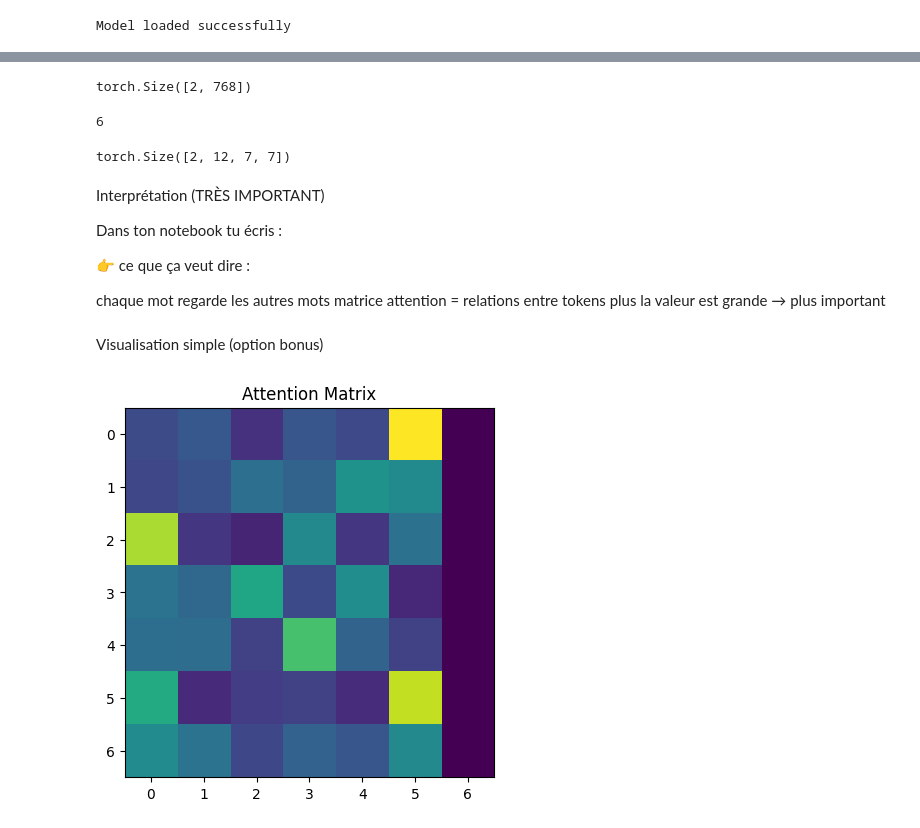
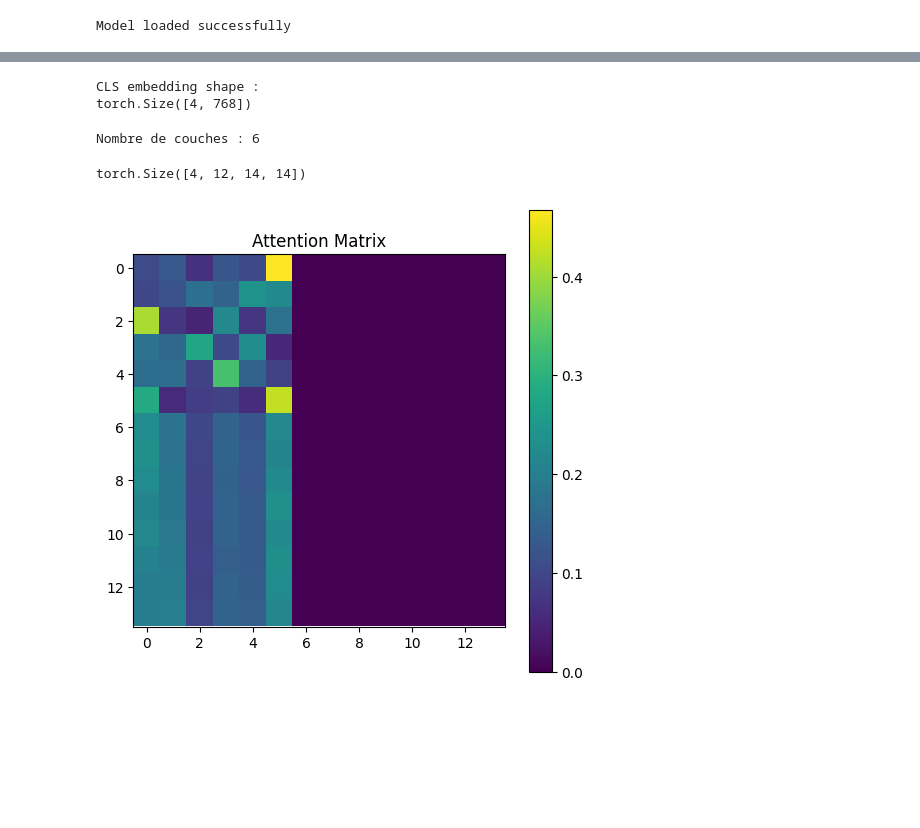
Before and after one commit to ADIL-SOUDRI/Projet_Deep_Learning, a Jupyter notebook: TP4_Transformers/notebooks/03_transformer_anatomy.ipynb, the cells around one changed output, grey strips where cells are left out. Saved outputs shown, nothing was run; the diff lists cells and outputs as text; code cells hidden in the pictures; blank space fills up the shorter version.

```diff
--- a/TP4_Transformers/notebooks/03_transformer_anatomy.ipynb
+++ b/TP4_Transformers/notebooks/03_transformer_anatomy.ipynb
@@ -36,5 +22,16 @@ Model loaded successfully
 # %%
 texts = [
     "Transformers are powerful models",
-    "Deep learning changes NLP"
+    "Deep learning changes NLP",
+    "Bonjour tout le monde",
+    "مرحبا بالعالم"
 ]
+
+inputs = tokenizer(
+    texts,
+    padding=True,
+    truncation=True,
+    return_tensors="pt"
+)
+
+print(inputs)
@@ -54,41 +76,40 @@ torch.Size([2, 7, 768])
 # %%
 cls_embedding = outputs.last_hidden_state[:, 0, :]
+
+print("CLS embedding shape :")
 print(cls_embedding.shape)
 # %% [output]
-torch.Size([2, 768])
+CLS embedding shape :
+torch.Size([4, 768])
 # %%
-attention = model(**inputs, output_attentions=True)
+attention_outputs = model(
+    **inputs,
+    output_attentions=True
+)
 
-attentions = attention.attentions
+attentions = attention_outputs.attentions
 
-print(len(attentions))
+print("Nombre de couches :", len(attentions))
 # %% [output]
-6
+Nombre de couches : 6
 # %%
 layer_attention = attentions[0]
 
 print(layer_attention.shape)
 # %% [output]
-torch.Size([2, 12, 7, 7])
+torch.Size([4, 12, 14, 14])
-# %% [markdown]
-Interprétation (TRÈS IMPORTANT)
-
-Dans ton notebook tu écris :
-
-👉 ce que ça veut dire :
-
-chaque mot regarde les autres mots
-matrice attention = relations entre tokens
-plus la valeur est grande → plus important
-# %% [markdown]
-Visualisation simple (option bonus)
 # %%
 import matplotlib.pyplot as plt
 
-plt.imshow(layer_attention[0][0].detach().numpy())
+plt.figure(figsize=(6,6))
+
+plt.imshow(
+    layer_attention[0][0].detach().numpy()
+)
 
 plt.title("Attention Matrix")
+plt.colorbar()
 
 plt.show()
 # %% [output]
-[figure, old version]
+[figure, new version]
```
Also changed, not shown: parts of 9 cells of this notebook, 14 other files.
